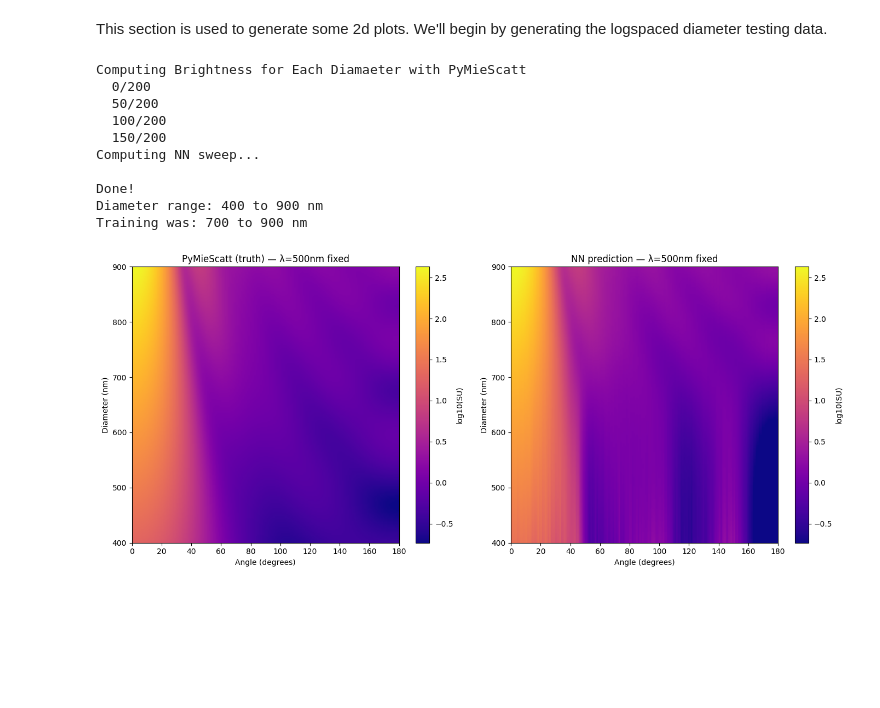
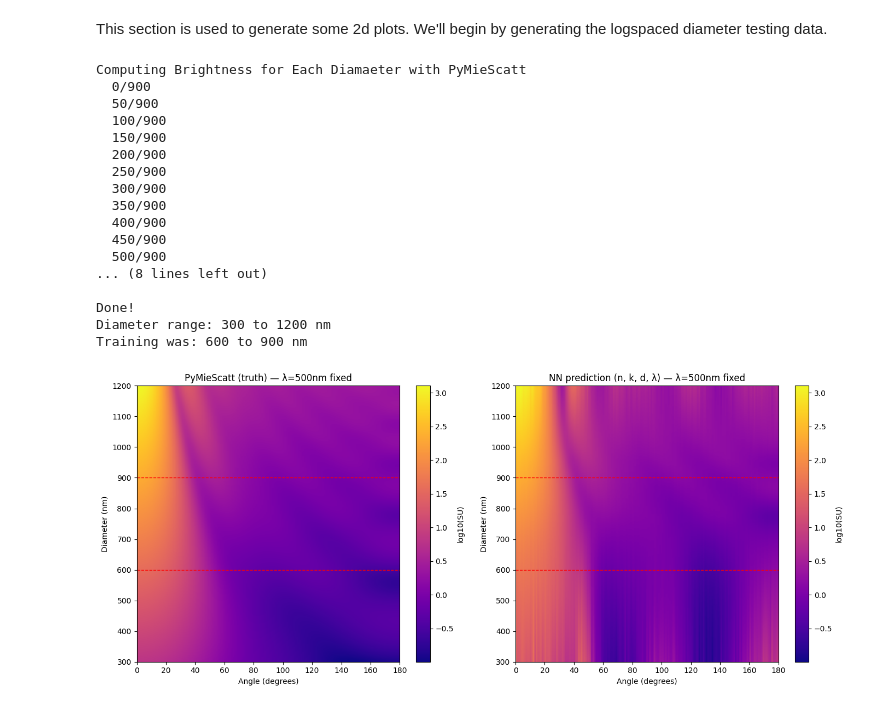
Before and after one commit to james-613/Simple-Mie-Theory-Neural-Network, a Jupyter notebook: simple_mie_theory_NN.ipynb, the cells around one changed output. Cells and saved outputs as stored; diff of their text form; code cells hidden in the pictures; blank space fills up the shorter version.

```diff
--- a/simple_mie_theory_NN.ipynb
+++ b/simple_mie_theory_NN.ipynb
@@ -164,13 +171,13 @@ Split the data into training and testing data, formatting the data so it's ready
 model = nn.Sequential(
     nn.Linear(4, 128),       # input layer: 4 features to 128 neurons
     nn.GELU(),
-    nn.Linear(128, 256),     # hidden layer: 128 to 256
+    nn.Linear(128, 256),     # hidden layer: 32 -> 64
     nn.GELU(),
     nn.Linear(256, 512),
     nn.GELU(),
-    nn.Linear(512, 256),     # output layer: 256 to 256 (one per angle)
+    nn.Linear(512, 256),
     nn.GELU(),
-    nn.Linear(256, 181),    # ouput layer: 256 to 181
+    nn.Linear(256, 181)
 )
 
 print(model)
@@ -218,7 +225,7 @@ Parameter Group 0
 Loss function: MSELoss()
 # %%
 N_EPOCHS = 200
-BATCH_SIZE = 128
+BATCH_SIZE = 256
 
 train_losses = []
 test_losses = []
@@ -324,7 +331,7 @@ for idx, color in zip(indices, colors):
     norm_w = X_test[idx, 0].item()
     norm_d = X_test[idx, 1].item()
     real_w = norm_w * 100 + 450
-    real_d = norm_d * 200 + 700
+    real_d = norm_d * 300 + 600
 
     # Convert log10 back to real brightness values
     true_curve = y_test[idx].numpy() ** 10 # take the log output brightness values and turn them back to their original values
@@ -428,12 +435,12 @@ still understanding this part... work in progress. Doesn't look too accurate tho
 # %% [markdown]
 This section is used to generate some 2d plots. We'll begin by generating the logspaced diameter testing data.
 # %%
-N_D_SPANNING_DATA = 200
+N_D_SPANNING_DATA = 900
 m = complex(1.6, 1.0) # match the m value the NN was trained on
 fixed_lambda = 500 # I will be varying diameter not wavelength
 
 # Log-spaced diameter sweep — wider than training range
-d_span = np.logspace(np.log10(400), np.log10(900), N_D_SPANNING_DATA)
+d_span = np.logspace(np.log10(300), np.log10(1200), N_D_SPANNING_DATA)
 
 print("Computing Brightness for Each Diamaeter with PyMieScatt")
 truth = np.zeros((N_D_SPANNING_DATA, 181)) # create one dimensional array of 0s
@@ -455,7 +462,7 @@ nn_pred = np.zeros((N_D_SPANNING_DATA, 181))
 
 for i, d in enumerate(d_span):
     norm_w = (fixed_lambda - 450) / 100
-    norm_d = (d - 700) / 200
+    norm_d = (d - 600) / 300
     inp = torch.FloatTensor([[norm_w, norm_d, 1.6, 1.0]])
     with torch.no_grad():
         log_pred = model(inp)
@@ -463,18 +470,25 @@ for i, d in enumerate(d_span):
 
 print(f"\nDone!")
 print(f"Diameter range: {d_span[0]:.0f} to {d_span[-1]:.0f} nm")
-print(f"Training was: 700 to 900 nm")
+print(f"Training was: 600 to 900 nm")
 # %% [output]
 Computing Brightness for Each Diamaeter with PyMieScatt
-  0/200
-  50/200
-  100/200
-  150/200
-Computing NN sweep...
+  0/900
+  50/900
+  100/900
+  150/900
+  200/900
+  250/900
+  300/900
+  350/900
+  400/900
+  450/900
+  500/900
+... (8 lines left out)
 
 Done!
-Diameter range: 400 to 900 nm
-Training was: 700 to 900 nm
+Diameter range: 300 to 1200 nm
+Training was: 600 to 900 nm
 # %%
 fig, axes = plt.subplots(1, 2, figsize=(14, 6))
 
@@ -482,32 +496,37 @@ fig, axes = plt.subplots(1, 2, figsize=(14, 6))
 vmin = np.log10(truth).min()
 vmax = np.log10(truth).max()
 
 # === PyMieScatt truth ===
 im1 = axes[0].imshow(
     np.log10(truth),
     aspect='auto', origin='lower',
     extent=[0, 180, d_span[0], d_span[-1]],
     cmap='plasma', vmin=vmin, vmax=vmax
 )
 axes[0].set_title(f"PyMieScatt (truth) — λ={fixed_lambda}nm fixed")
 axes[0].set_xlabel("Angle (degrees)")
 axes[0].set_ylabel("Diameter (nm)")
 # Show training range boundaries
 plt.colorbar(im1, ax=axes[0], label='log10(SU)')
 
 # === NN prediction ===
 im2 = axes[1].imshow(
     np.log10(nn_pred),
     aspect='auto', origin='lower',
     extent=[0, 180, d_span[0], d_span[-1]],
     cmap='plasma', vmin=vmin, vmax=vmax
 )
-axes[1].set_title(f"NN prediction — λ={fixed_lambda}nm fixed")
+
+for ax in axes:
+    ax.axhline(y=600, color='red', linestyle='--', linewidth=1)
+    ax.axhline(y=900, color='red', linestyle='--', linewidth=1)
+
+axes[1].set_title(f"NN prediction (n, k, d, λ) — λ={fixed_lambda}nm fixed")
 axes[1].set_xlabel("Angle (degrees)")
 axes[1].set_ylabel("Diameter (nm)")
 plt.colorbar(im2, ax=axes[1], label='log10(SU)')
 
 plt.tight_layout()
 plt.show()
 # %% [output]
-[figure, old version]
+[figure, new version]
```
Also changed, not shown: parts of 9 cells of this notebook, 3 other files.
